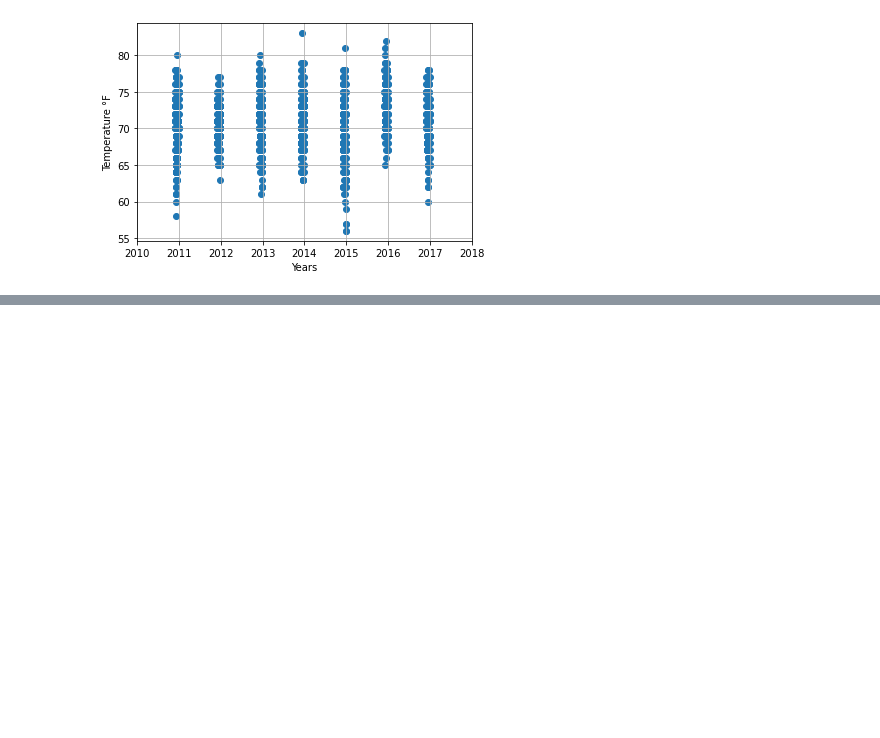
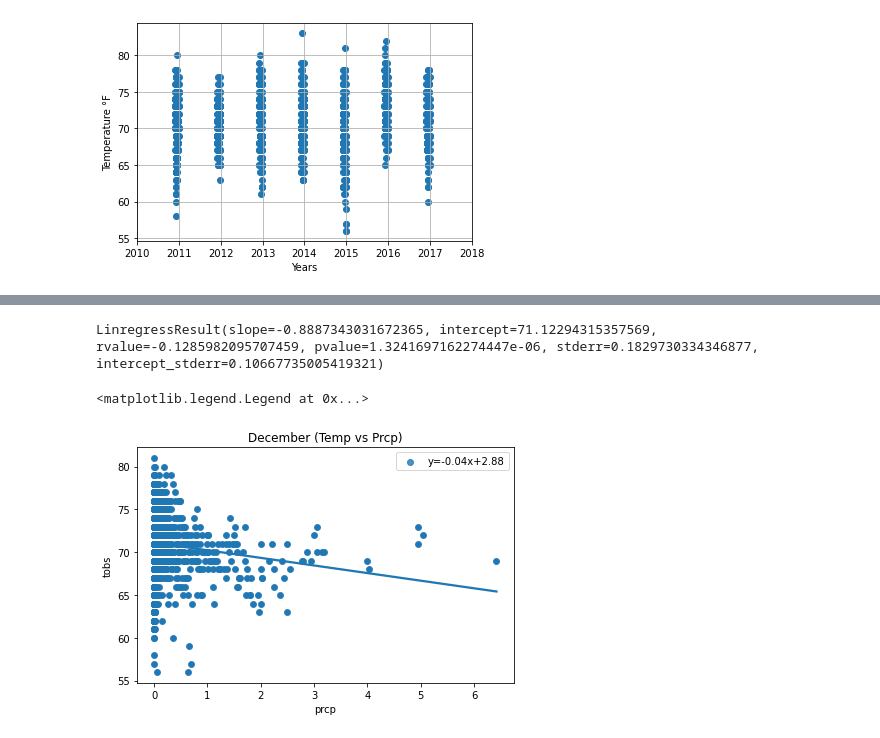
Before and after one commit to oscarpena96/SurfsUp, a Jupyter notebook: SurfsUp_Challenge.ipynb, the cells around one changed output, grey strips where cells are left out. Saved outputs shown, nothing was run; the diff lists cells and outputs as text; code cells hidden in the pictures; blank space fills up the shorter version.

```diff
--- a/SurfsUp_Challenge.ipynb
+++ b/SurfsUp_Challenge.ipynb
@@ -130,0 +199,6 @@ plt.xlim(pd.to_datetime("2010-01-01"), pd.to_datetime("2018-01-01"))
+# %%
+#check december for na
+temp_prcp_d.describe()
+#has NA drop them
+temp_prcp_d = temp_prcp_d.dropna()
+.describe()
@@ -130,0 +245,14 @@ plt.xlim(pd.to_datetime("2010-01-01"), pd.to_datetime("2018-01-01"))
+# %%
+res2
+# %% [output]
+LinregressResult(slope=-0.8887343031672365, intercept=71.12294315357569, rvalue=-0.1285982095707459, pvalue=1.3241697162274447e-06, stderr=0.1829730334346877, intercept_stderr=0.10667735005419321)
+# %%
+#create graph for december and add regression to see tendency
+temp_prcp_d.plot.scatter("prcp","tobs")
+plt.tight_layout()
+plt.title("December (Temp vs Prcp)")
+
+sn.regplot(x='prcp', y='tobs', data=temp_prcp_d, ci=None, label="y={0:.2f}x+{1:.2f}".format(slope,intercept)).legend(loc="best")
+# %% [output]
+<matplotlib.legend.Legend at 0x...>
+[figure, added]
```
Also changed, not shown: parts of 21 cells of this notebook, 6 other files.
